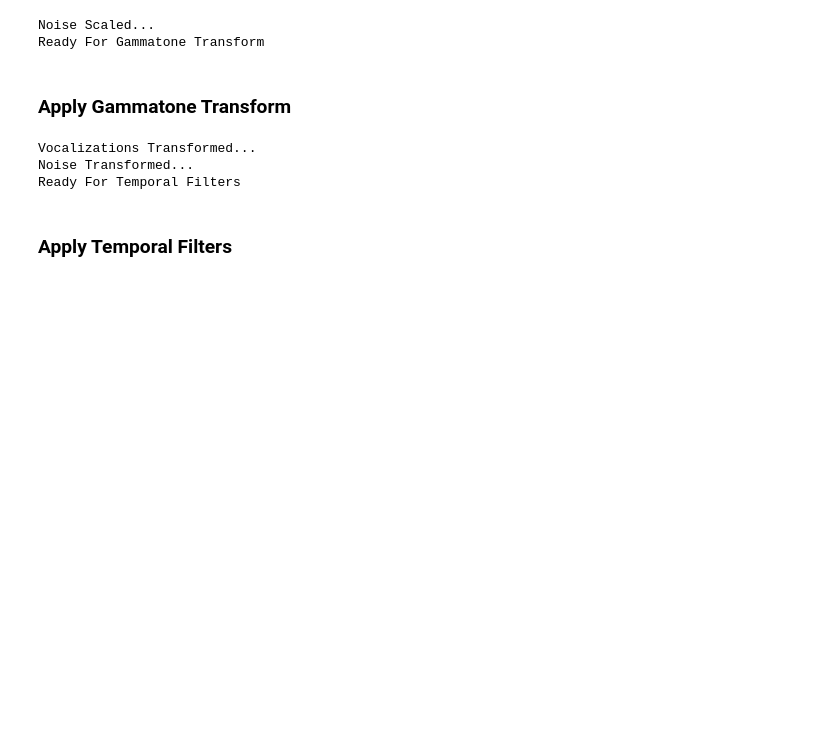
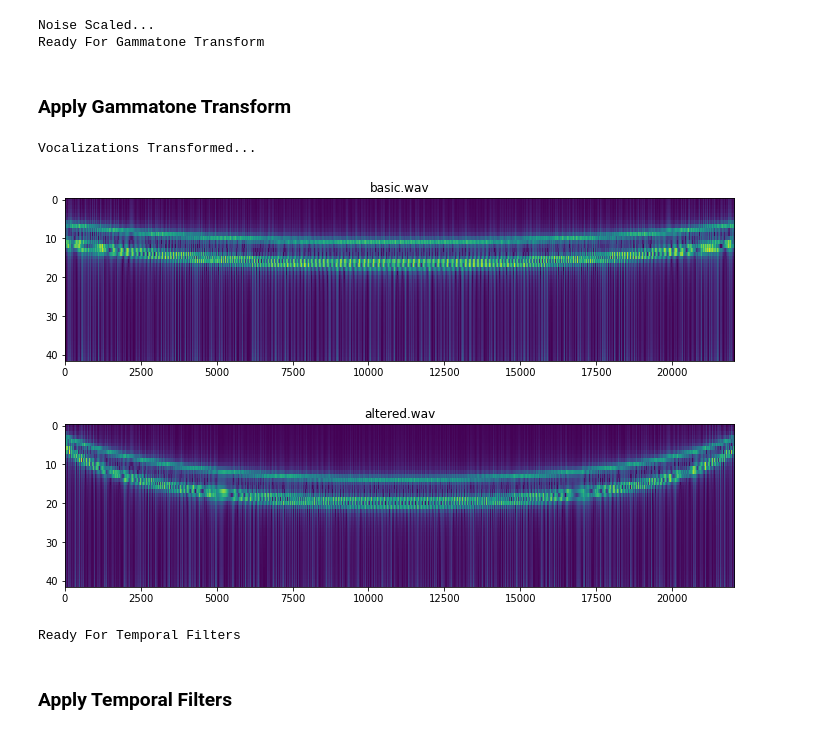
Before and after one commit to chetan-parthiban/SFA, a Jupyter notebook: SFA_Streamlined.ipynb, the cells around one changed output. Drawn from its saved outputs; the diff is of its cells as text; code cells hidden in the pictures; blank space fills up the shorter version.

```diff
--- a/SFA_Streamlined.ipynb
+++ b/SFA_Streamlined.ipynb
@@ -16,35 +16,41 @@ from SFA_Tools.SFA_Func import *
 ## Initialize Variables
 # %%
 ## Files for vocalizations and noise
-load_noise = True
+load_noise = False
+noiselen = 100000
+# noise = np.random.randn(noiselen)
 noise = None
-noiselen = 100000
-vocal_files = ['coo.WAV','grunt.WAV','AG493B.WAV','CS1E54.WAV']
+
+vocal_files = ['basic.wav', 'altered.wav']
 noise_file = 'Matlab_SoundTextureSynth/Output_Folder/Bubbling_water_10111010100.wav'
 num_vocals = len(vocal_files)
 
 ## Parameters for vocalization and noise preprocessing
 signal_to_noise_ratio = 50
 gfb = g.GammatoneFilterbank(order=1, density = 1.0, startband = -21, endband = 21, normfreq = 2200)
-plot_gammatone_transformed = False
+plot_gammatone_transformed = True
 plot_temporal_filters = False
 plot_temporal_transformed = True
+down_sample = True
+down_sample_pre = 10
+down_sample_post = 10
 
 ## Parameters for training data
 num_samples = num_vocals * 1
 gaps = True
 min_gap = 25
 max_gap = 100
-apply_noise = True
+apply_noise = False
 
 ## Parameters for testing data
-test_noise = True
+test_noise = False
 plot_test = True
 plot_features = True
 
-classifier_baseline = Perceptron(max_iter = 1000, tol = 0.001)
-classifier_SFA = Perceptron(max_iter = 1000, tol = 0.001)
+classifier_baseline = Perceptron(max_iter = 10000, tol = 0.001)
+classifier_SFA = Perceptron(max_iter = 10000, tol = 0.001)
 classifier_features = 2
+baseline_features = 'all'
 # %% [markdown]
 ## Load In Files Containing Vocalizations And Noise
 # %%
@@ -65,8 +71,9 @@ Ready for preprocessing.
 # %% [markdown]
 ### Adjusting Noise For Signal To Noise Ratio
 # %%
-noise = scale_noise(vocalizations,noise,signal_to_noise_ratio)
-noise = noise[:noiselen]
+if noise is not None:
+    noise = scale_noise(vocalizations,noise,signal_to_noise_ratio)
+    noise = noise[:noiselen]
 print('Noise Scaled...')
 print('Ready For Gammatone Transform')
 # %% [output]
@@ -74,22 +81,30 @@ Noise Scaled...
 Ready For Gammatone Transform
 # %% [markdown]
 ### Apply Gammatone Transform
+# %%
+vocals_transformed = gamma_transform_list(vocalizations, gfb)
+print('Vocalizations Transformed...')
+
+if noise is not None:
+    noise_transformed = gamma_transform(noise, gfb)
+    print('Noise Transformed...')
+# %% [output]
+Vocalizations Transformed...
 # %%
-vocals_transformed = gamma_transform_list(vocalizations, gfb)
-print('Vocalizations Transformed...')
-
-noise_transformed = gamma_transform(noise, gfb)
-print('Noise Transformed...')
+if down_sample:
+    for i,vocal in enumerate(vocals_transformed):
+        vocals_transformed[i] = vocal[:,::down_sample_pre]
 
 if(plot_gammatone_transformed):
     for i,vocal in enumerate(vocals_transformed):
         plot_input(vocal, vocal_files[i])
-    plot_input(noise_transformed, 'Noise')
+    if noise is not None:
+        plot_input(noise_transformed, 'Noise')
 
 print('Ready For Temporal Filters')
 # %% [output]
+[figure, added]
+[figure, added]
-Vocalizations Transformed...
-Noise Transformed...
 Ready For Temporal Filters
 # %% [markdown]
 ### Apply Temporal Filters
```
Also changed, not shown: parts of 10 cells of this notebook, 5 other files.
